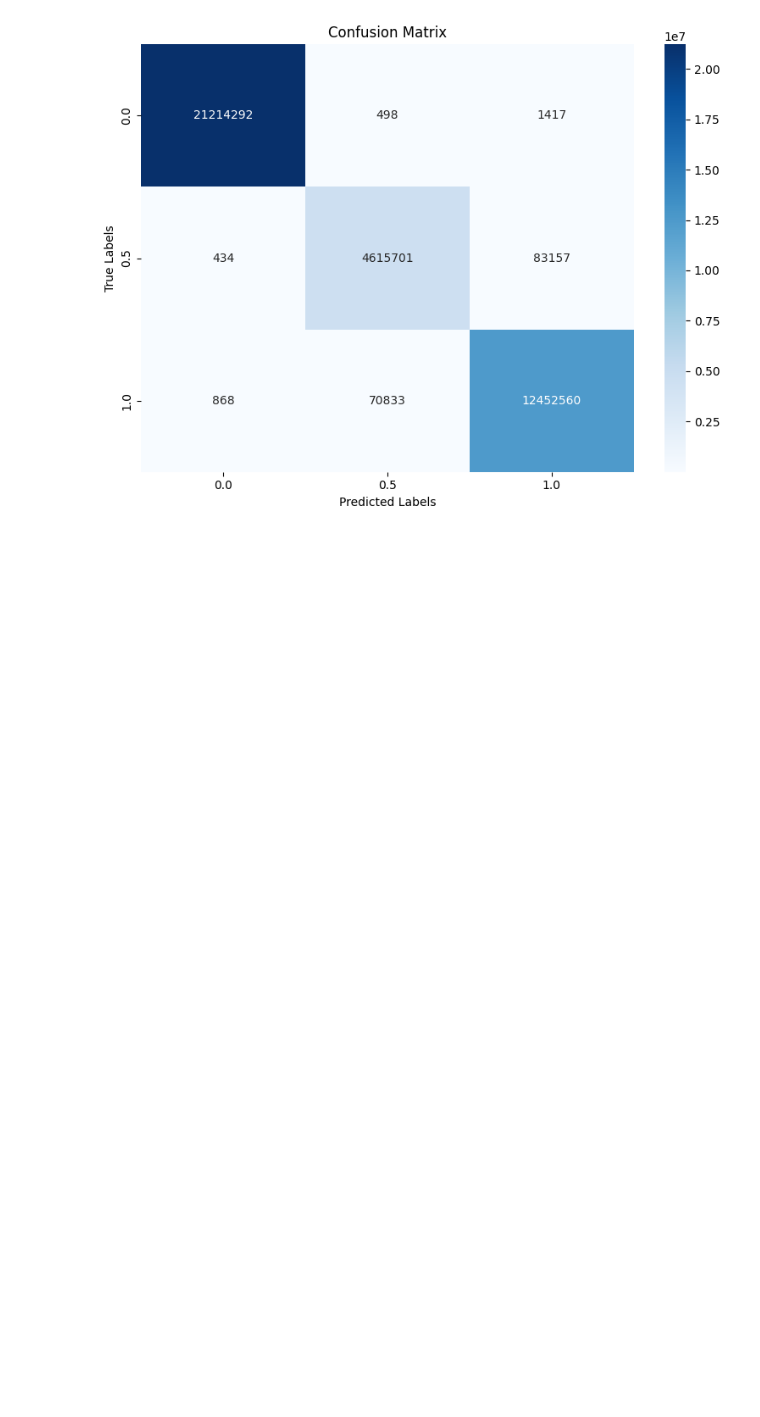
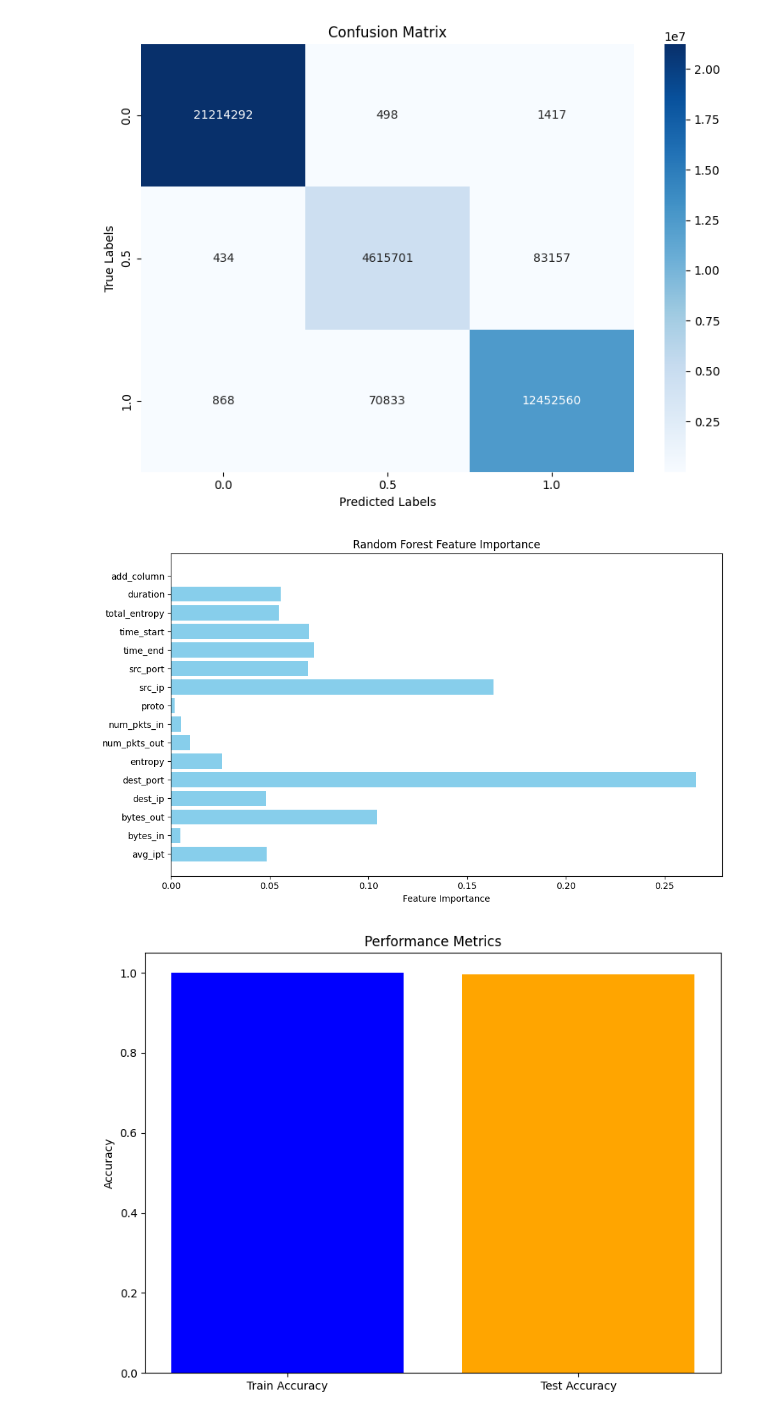
Before and after one commit to BabinRV/Dissertation, a Jupyter notebook: Dissertation_TD_and_IR.ipynb, the cells around one changed output. Drawn from its saved outputs; the diff is of its cells as text; code cells hidden in the pictures; blank space fills up the shorter version.

```diff
--- a/Dissertation_TD_and_IR.ipynb
+++ b/Dissertation_TD_and_IR.ipynb
@@ -924,3 +924,29 @@ Confusion Matrix:
  [     434  4615701    83157]
  [     868    70833 12452560]]
 [figure]
+# %%
+# Feature Importance
+feature_importances = rf_model.feature_importances_
+feature_names = fulldata.drop(columns=[target_column]).columns
+
+# Plot feature importance
+plt.figure(figsize=(10, 6))
+plt.barh(feature_names, feature_importances, color='skyblue')
+plt.xlabel('Feature Importance')
+plt.title('Random Forest Feature Importance')
+plt.tight_layout()
+plt.show()
+
+# Display performance metrics as bar charts
+metrics = ['Train Accuracy', 'Test Accuracy']
+values = [train_accuracy, test_accuracy]
+
+plt.figure(figsize=(8, 6))
+plt.bar(metrics, values, color=['blue', 'orange'])
+plt.title('Performance Metrics')
+plt.ylabel('Accuracy')
+plt.tight_layout()
+plt.show()
+# %% [output]
+[figure, added]
+[figure, added]
```
Also changed, not shown: parts of 1 cell of this notebook.
